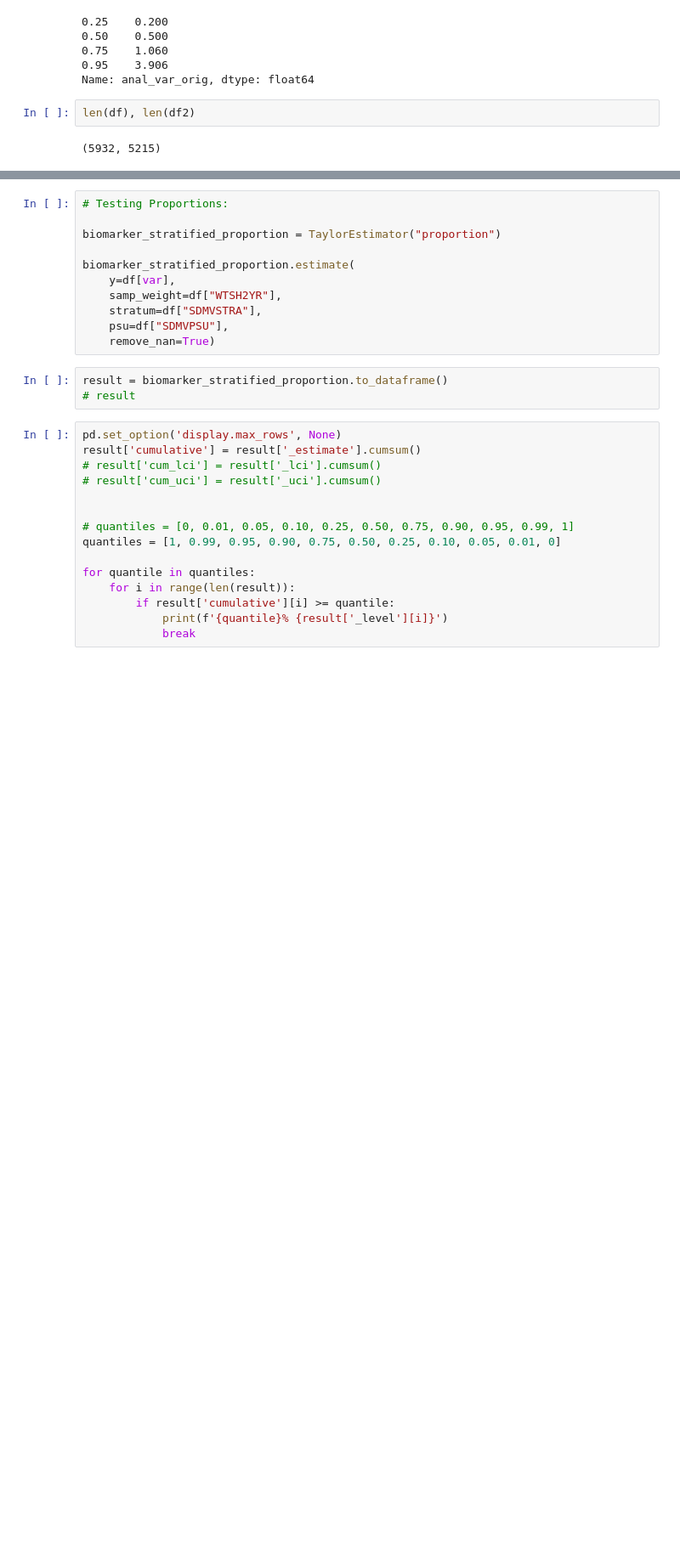
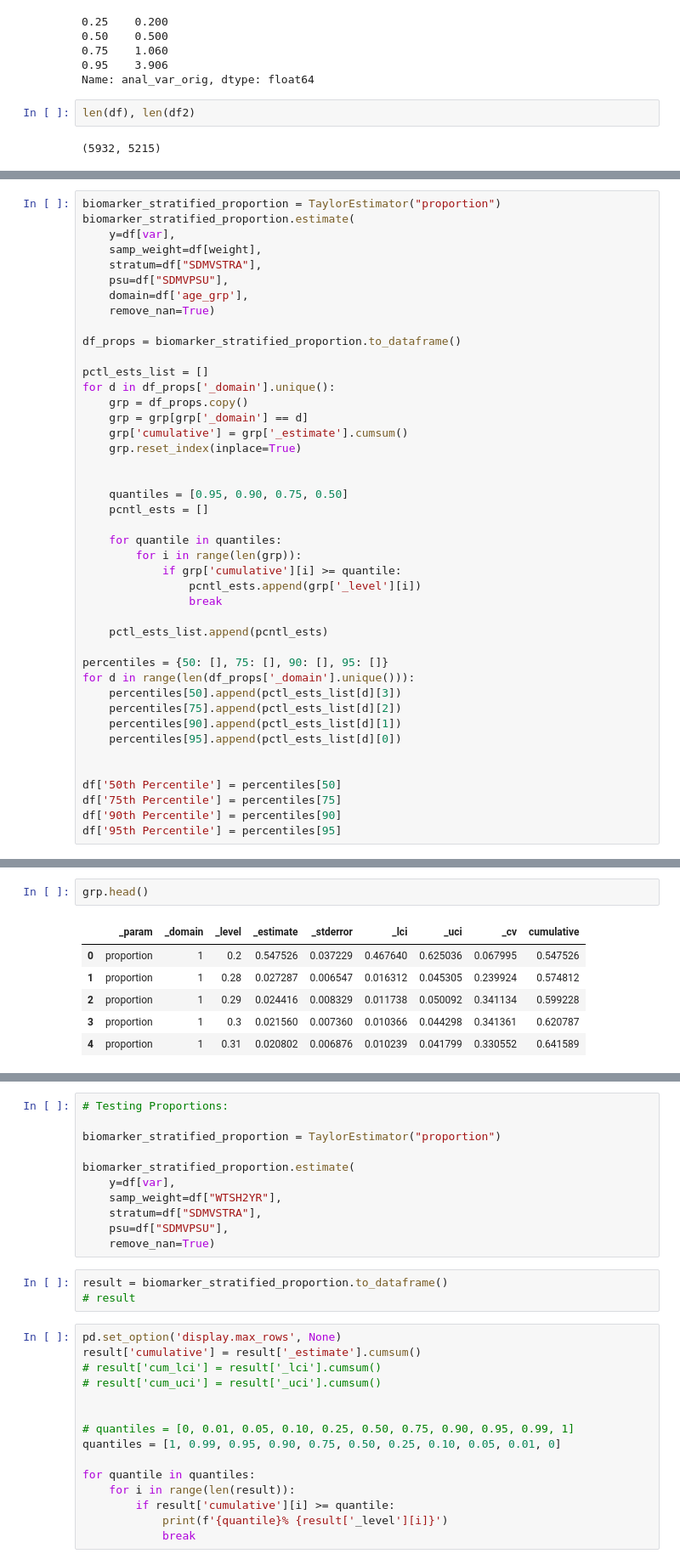
Before and after one commit to kevintcaron/nhanes-reimagined, a Jupyter notebook: Percentile Testing.ipynb, the cells around one changed output, grey strips where cells are left out. Shown at 85% size. Saved outputs shown, nothing was run; the diff lists cells and outputs as text; blank space fills up the shorter version.

Commit message:
Added Percentiles, No CIs

```diff
--- a/Percentile Testing.ipynb
+++ b/Percentile Testing.ipynb
@@ -160,0 +328,43 @@ len(df), len(df2)
+# %%
+biomarker_stratified_proportion = TaylorEstimator("proportion")
+biomarker_stratified_proportion.estimate(
+    y=df[var],
+    samp_weight=df[weight],
+    stratum=df["SDMVSTRA"],
+    psu=df["SDMVPSU"],
+    domain=df['age_grp'],
+    remove_nan=True)
+
+df_props = biomarker_stratified_proportion.to_dataframe()
+
+pctl_ests_list = []
+for d in df_props['_domain'].unique():
+    grp = df_props.copy()
+    grp = grp[grp['_domain'] == d]
+    grp['cumulative'] = grp['_estimate'].cumsum()
+    grp.reset_index(inplace=True)
+
+
+    quantiles = [0.95, 0.90, 0.75, 0.50]
+    pcntl_ests = []
+
+    for quantile in quantiles:
+        for i in range(len(grp)):
+            if grp['cumulative'][i] >= quantile:
+                pcntl_ests.append(grp['_level'][i])
+                break
+
+    pctl_ests_list.append(pcntl_ests)
+
+percentiles = {50: [], 75: [], 90: [], 95: []}
+for d in range(len(df_props['_domain'].unique())):
+    percentiles[50].append(pctl_ests_list[d][3])
+    percentiles[75].append(pctl_ests_list[d][2])
+    percentiles[90].append(pctl_ests_list[d][1])
+    percentiles[95].append(pctl_ests_list[d][0])
+
+
+df['50th Percentile'] = percentiles[50]
+df['75th Percentile'] = percentiles[75]
+df['90th Percentile'] = percentiles[90]
+df['95th Percentile'] = percentiles[95]
@@ -160,0 +397,9 @@ len(df), len(df2)
+# %%
+grp.head()
+# %% [output]
+|  | _param | _domain | _level | _estimate | _stderror | _lci | _uci | _cv | cumulative |
+| 0 | proportion | 1 | 0.2 | 0.547526 | 0.037229 | 0.467640 | 0.625036 | 0.067995 | 0.547526 |
+| 1 | proportion | 1 | 0.28 | 0.027287 | 0.006547 | 0.016312 | 0.045305 | 0.239924 | 0.574812 |
+| 2 | proportion | 1 | 0.29 | 0.024416 | 0.008329 | 0.011738 | 0.050092 | 0.341134 | 0.599228 |
+| 3 | proportion | 1 | 0.3 | 0.021560 | 0.007360 | 0.010366 | 0.044298 | 0.341361 | 0.620787 |
+| 4 | proportion | 1 | 0.31 | 0.020802 | 0.006876 | 0.010239 | 0.041799 | 0.330552 | 0.641589 |
```
Also changed, not shown: parts of 16 cells of this notebook, 1 other file.
